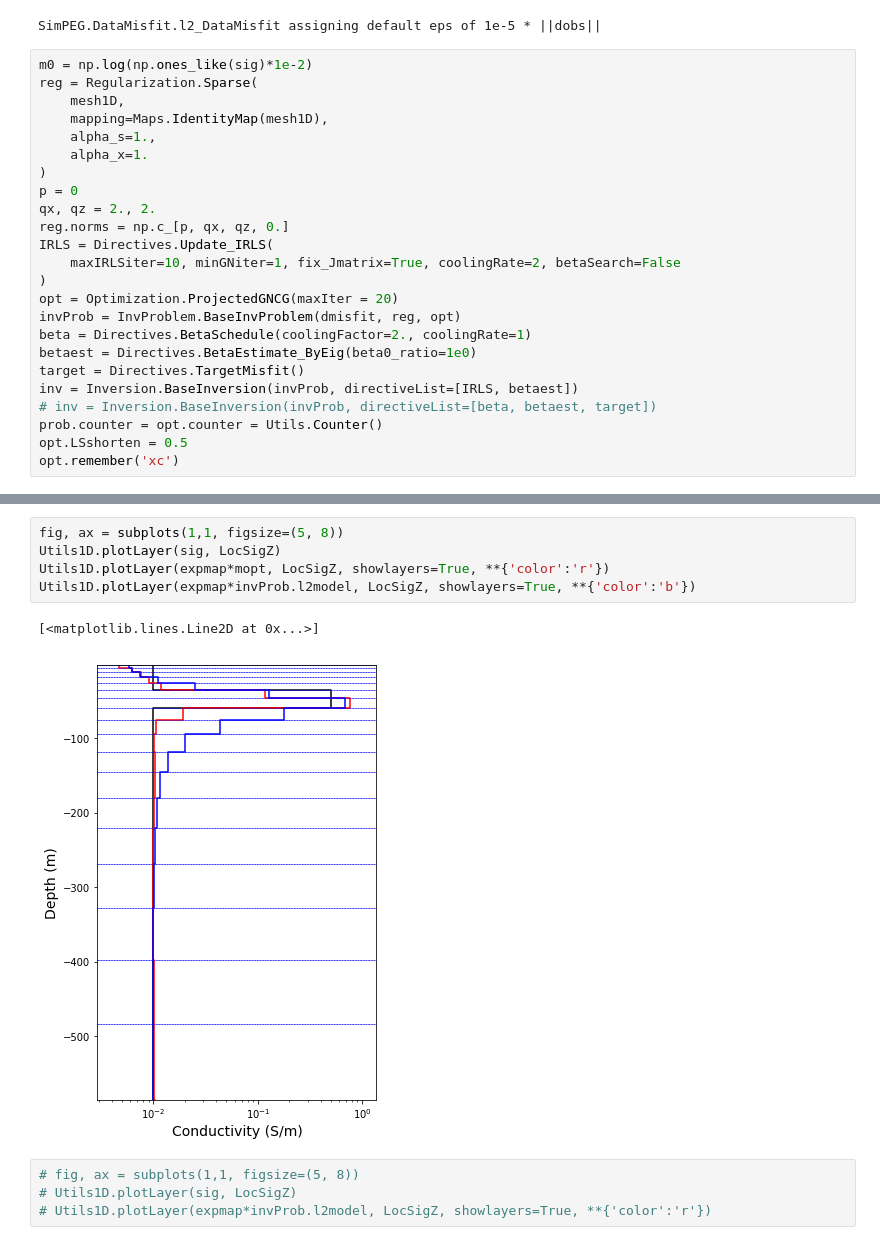
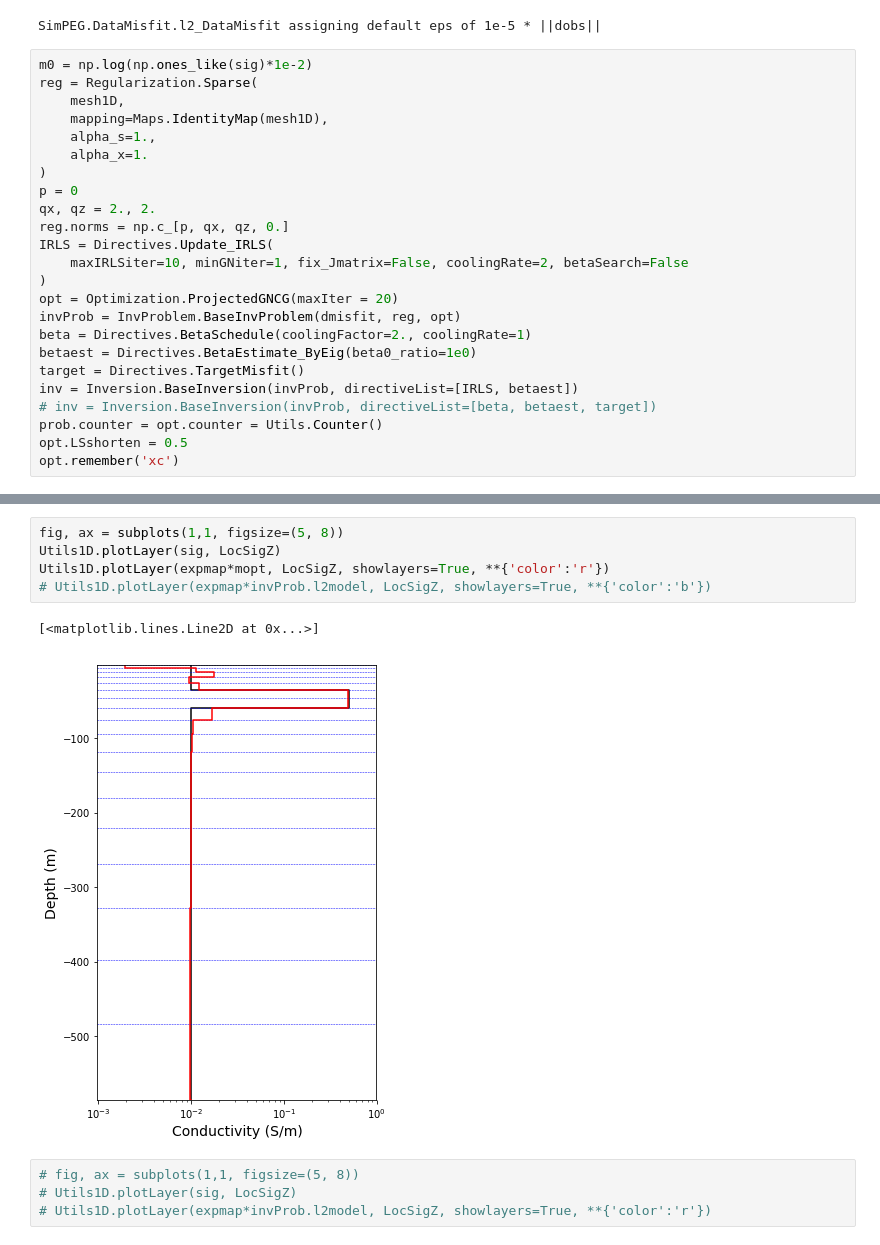
Before and after one commit to simpeg/simpegEM1D, a Jupyter notebook: simpegem1d/notebooks/EM1D_inversion_TD_layers.ipynb, the cells around one changed output, grey strips where cells are left out. Drawn from its saved outputs; the diff is of its cells as text.

```diff
--- a/simpegem1d/notebooks/EM1D_inversion_TD_layers.ipynb
+++ b/simpegem1d/notebooks/EM1D_inversion_TD_layers.ipynb
@@ -136,7 +134,7 @@ p = 0
 qx, qz = 2., 2.
 reg.norms = np.c_[p, qx, qz, 0.]
 IRLS = Directives.Update_IRLS(
-    maxIRLSiter=10, minGNiter=1, fix_Jmatrix=True, coolingRate=2, betaSearch=False
+    maxIRLSiter=10, minGNiter=1, fix_Jmatrix=False, coolingRate=2, betaSearch=False
 )
 opt = Optimization.ProjectedGNCG(maxIter = 20)
 invProb = InvProblem.BaseInvProblem(dmisfit, reg, opt)
@@ -189,11 +187,11 @@ Times:                                        mean      sum
 # %%
 fig, ax = subplots(1,1, figsize=(5, 8))
 Utils1D.plotLayer(sig, LocSigZ)
 Utils1D.plotLayer(expmap*mopt, LocSigZ, showlayers=True, **{'color':'r'})
-Utils1D.plotLayer(expmap*invProb.l2model, LocSigZ, showlayers=True, **{'color':'b'})
+# Utils1D.plotLayer(expmap*invProb.l2model, LocSigZ, showlayers=True, **{'color':'b'})
 # %% [output]
 [<matplotlib.lines.Line2D at 0x...>]
-[figure, old version]
+[figure, new version]
 # %%
 # fig, ax = subplots(1,1, figsize=(5, 8))
 # Utils1D.plotLayer(sig, LocSigZ)
```
Also changed, not shown: parts of 4 cells of this notebook.
